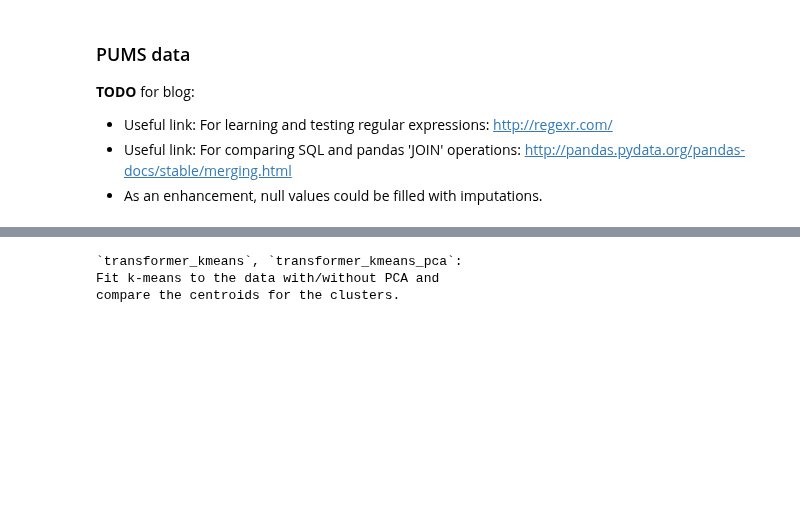
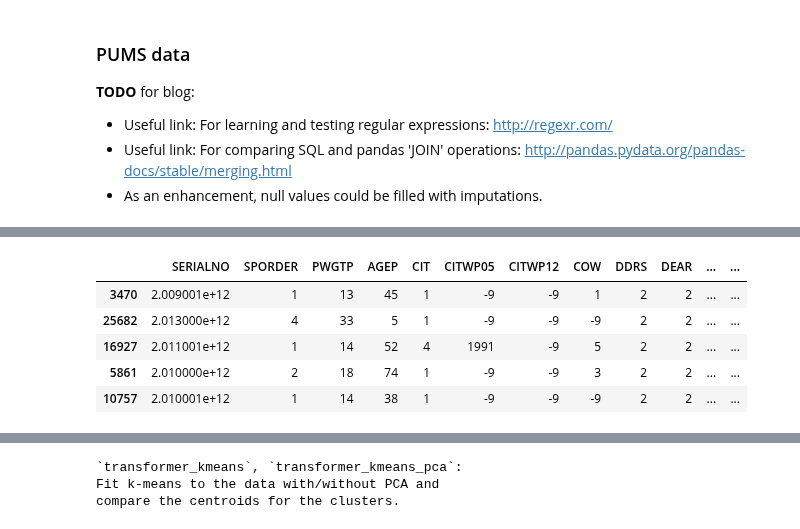
Before and after one commit to stharrold/stharrold.github.io, a Jupyter notebook: content/static/20160221-predict-household-income-from-census/20160221-predict-household-income-from-census.ipynb, the cells around one changed output, grey strips where cells are left out. Saved outputs shown, nothing was run; the diff lists cells and outputs as text; code cells hidden in the pictures; blank space fills up the shorter version.

```diff
--- a/content/static/20160221-predict-household-income-from-census/20160221-predict-household-income-from-census.ipynb
+++ b/content/static/20160221-predict-household-income-from-census/20160221-predict-household-income-from-census.ipynb
@@ -279,18 +281,16 @@ Given: 24817 == 24275
 print(r"""`df`: Load and join person and housing records.
 Join records on 'SERIALNO'. Only keep household records for which there are person records.
 Map PUMA codes to latitude-longitude coordinates. Adjust monetary values for inflation.
-Cast all values to floats. Replace null values with column mean
-(null values can be empty or -9, see `ddict`). Shuffle rows.
+Cast all values to floats. Null values are -9 (-9 is a common null value from `ddict`).
+Shuffle the rows.
 `ddict_added`: Data dictionary for added columns.
 """)
 time_start = time.perf_counter()
 
-# Note: The code blocks within this cell are strictly ordered.
-
 # Step 0:
-# `df_pers`, `df_hous`: Load person and housing CSVs.
-# Assert that 'SERIALNO' is a unique identifier for housing records.
-# Note: For ss13pdc.csv, low_memory=False since otherwise pandas raises DtypeWarning.
+# `df_pers`, `df_hous`: Load person and housing CSVs. Temporary data frames.
+#     Assert that 'SERIALNO' is a unique identifier for housing records.
+#     Note: For ss13pdc.csv, low_memory=False since otherwise pandas raises DtypeWarning.
 df_pers = pd.read_csv(path_2013_pers, low_memory=False)
 df_hous = pd.read_csv(path_2013_hous)
 if not len(df_hous) == len(df_hous['SERIALNO'].unique()):
@@ -302,8 +302,8 @@ if not len(df_hous) == len(df_hous['SERIALNO'].unique()):
 
 # Step 1:
 # `df`: Join (merge) person and housing records on 'SERIALNO'.
-# Only keep household records for which there are person records.
-# Assert all records identify people.
+#     Only keep household records for which there are person records.
+#     Assert all records identify people.
 # `ddict_added`: Data dictionary for added columns.
 df = pd.merge(left=df_pers, right=df_hous, how='left', on='SERIALNO', suffixes=('_p', '_h'))
 ddict_added = dict()
@@ -315,8 +315,8 @@ if not len(df) == len(df_pers):
             lhs=len(df), rhs=len(df_pers)))
 
 # Step 2:
-# Assert that shared columns have same values (except for record type 'RT')
-# then delete the duplicate columns.
+# `df`: Assert that shared columns have same values (except for record type 'RT')
+#     then delete the duplicate columns.
 shared_cols = set(df_pers.columns.values).intersection(df_hous.columns.values)
 suffixed_cols = collections.defaultdict(list)
 for col in df.columns:
@@ -340,8 +340,8 @@ for (col, (colp, colh)) in suffixed_cols.items():
              "colh = {colh}").format(colp=colp, colh=colh))
 
 # Step 3:
-# Map state-PUMA codes to latitude-longitude coordinates.
-# Remove temporary columns ('str' prefix for 'string').
+# `df`: Map state-PUMA codes to latitude-longitude coordinates.
+#     Remove temporary columns ('str' prefix for 'string').
 df['strST'] = df['ST'].apply(lambda code: str(code).rjust(2, '0'))
 tmp_cols = ['strST']
 for (puma, dobj) in zip(('PUMA00', 'PUMA10'), (stpuma00_latlon, stpuma10_latlon)):
@@ -366,13 +366,13 @@ ddict_added['longitude'] = 'Longitude in decimal degrees.'
 df.drop(labels=tmp_cols, axis=1, inplace=True)
 
 # Step 4:
-# Adjust for inflation to 2013-dollars.
-# The adjustment factors have 6 implied decimal places.
-# See the data dictionary description for
-#     'ADJHSG' (only housing records)
-#     'ADJINC' (in housing and person records).
-# Example: USD_2013 = ADJINC_2010_TO_2013 * USD_2010
-# Note: 'INSP' is not in data dictionary, so don't use.
+# `df`: Adjust for inflation to 2013-dollars.
+#     The adjustment factors have 6 implied decimal places.
+#     See the data dictionary description for
+#         'ADJHSG' (only housing records)
+#         'ADJINC' (in housing and person records).
+#     Example: USD_2013 = ADJINC_2010_TO_2013 * USD_2010
+#     Note: 'INSP' is not in data dictionary, so don't use.
 df['ADJHSG'] *= 1e-6
 adjhsg_cols = [
     'CONP', 'ELEP', 'FULP', 'GASP', 'GRNTP', 'MHP',
@@ -387,8 +387,8 @@ for col in adjinc_cols:
     df[col] *= df['ADJINC']
 
 # Step 5:
-# Replace special string values with floats (e.g. occupational codes).
-# Replace null values with np.nan.
+# `df`: Replace special string values with floats (e.g. occupational codes).
+#     Replace null values with np.nan (later filled with -9).
 obj_cols = df.dtypes[df.dtypes == 'object'].index
 for col in obj_cols:
     # 'RT' record types.
@@ -414,6 +414,41 @@ for col in obj_cols:
         ndigits = df[col].apply(lambda obj: len(str(obj))).max()
         df[col] = df[col].str.ljust(ndigits, '0')
     df[col] = df[col].astype(float)
+
+# Step 6:
+# `df`: Extract year of survey from 'SERIALNO'.
+df['year'] = df['SERIALNO'].apply(lambda num: str(num)[:4]).astype(int)
+
+# Step 7:
+# `df`: Cast all values to floats.
+#     Null values are -9 (-9 is a common null value, see `ddict`).
+#     Shuffle the rows.
+# `df_pers`, `df_hous`: Delete temporary data frames.
+df = df.astype(float)
+df.fillna(value=-9.0, inplace=True)
+df = df.iloc[np.random.permutation(np.arange(len(df.index)))]
+del df_pers, df_hous
+
+# Describe data set.
+df_null = np.logical_or(df.isnull(), df == -9)
+print("Number of (rows, columns) = {tup}".format(tup=df.shape))
+print("RAM usage (MB) = {mem:.1f}".format(mem=df.memory_usage().sum()/1e6))
+print(("Percent with nulls:\n" +
+       "    Percent rows with nulls = {frac_rows:.1%}\n" +
+       "    Percent columns with nulls = {frac_cols:.1%}\n" +
+       "    Percent cells with nulls = {frac_cells:.1%}").format(
+        frac_rows=df_null.any().sum()/len(df_null.columns),
+        frac_cols=df_null.any(axis=1).sum()/len(df),
+        frac_cells=df_null.sum().sum()/np.product(df.shape)))
+del df_null
+print()
+
+time_stop = time.perf_counter()
+print("Time elapsed (sec) = {diff:.1f}".format(diff=time_stop-time_start))
+print()
+
+print("First 5 shuffled records:")
+df.head()
 # %% [output]
 `df`: Load and join person and housing records.
 Join records on 'SERIALNO'. Only keep household records for which there are person records.
@@ -423,0 +470,6 @@ Cast all values to floats. Replace null values with column mean
+|  | SERIALNO | SPORDER | PWGTP | AGEP | CIT | CITWP05 | CITWP12 | COW | DDRS | DEAR | ... | ... |
+| 3470 | 2.009001e+12 | 1 | 13 | 45 | 1 | -9 | -9 | 1 | 2 | 2 | ... | ... |
+| 25682 | 2.013000e+12 | 4 | 33 | 5 | 1 | -9 | -9 | -9 | 2 | 2 | ... | ... |
+| 16927 | 2.011001e+12 | 1 | 14 | 52 | 4 | 1991 | -9 | 5 | 2 | 2 | ... | ... |
+| 5861 | 2.010000e+12 | 2 | 18 | 74 | 1 | -9 | -9 | 3 | 2 | 2 | ... | ... |
+| 10757 | 2.010001e+12 | 1 | 14 | 38 | 1 | -9 | -9 | -9 | 2 | 2 | ... | ... |
```
Also changed, not shown: parts of 23 cells of this notebook.
